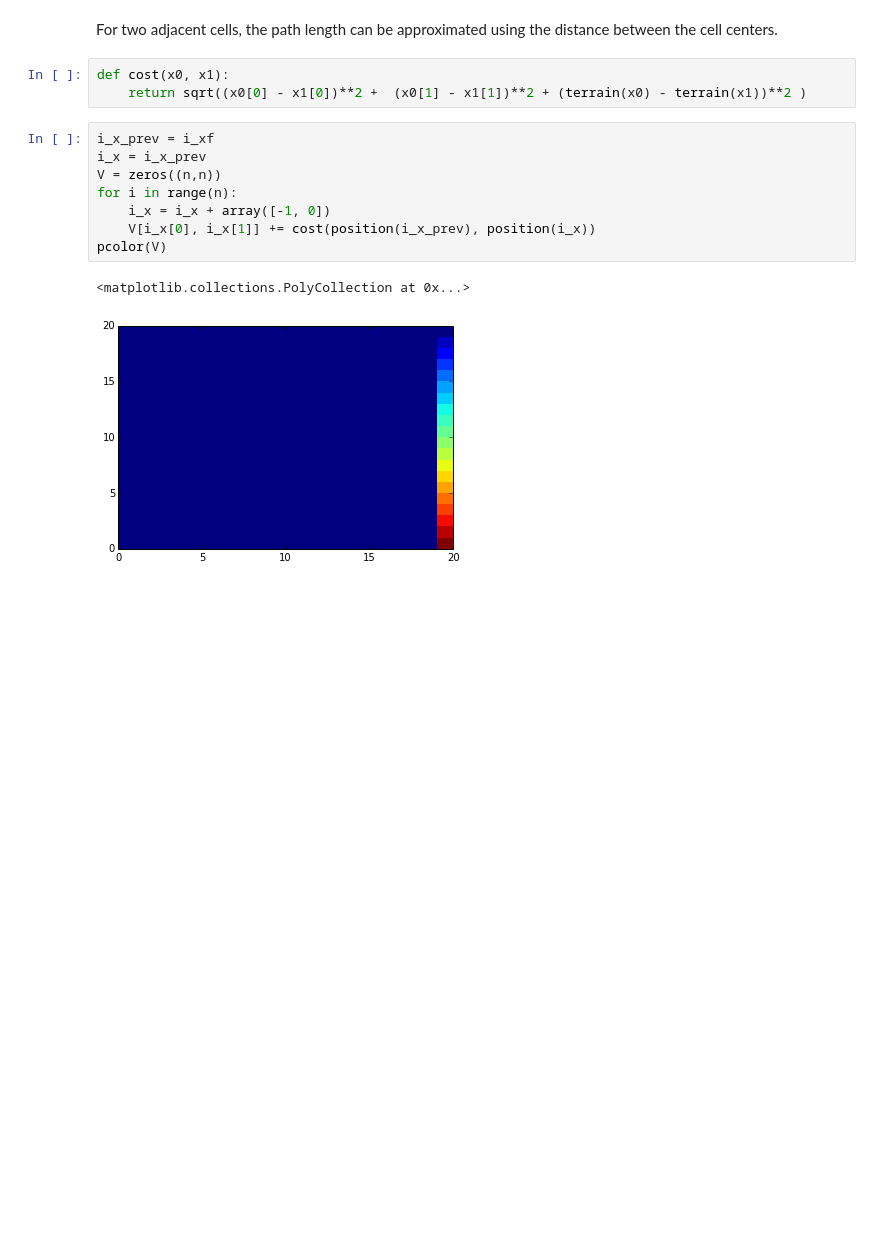
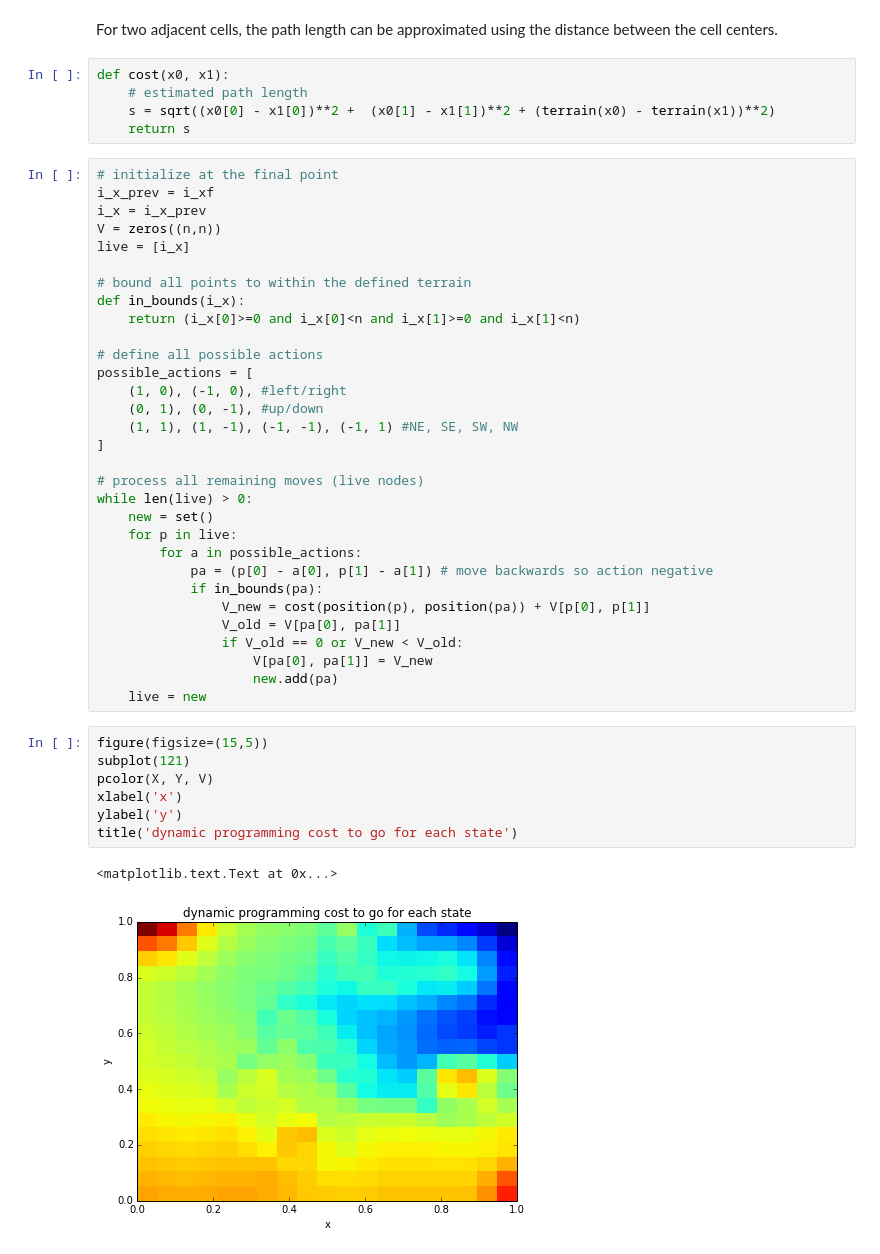
Before and after one commit to jgoppert/control-systems, a Jupyter notebook: HJB Equation.ipynb, the cells around one changed output. Saved outputs shown, nothing was run; the diff lists cells and outputs as text; blank space fills up the shorter version.

```diff
--- a/HJB Equation.ipynb
+++ b/HJB Equation.ipynb
@@ -81,15 +109,47 @@ grid()
 For two adjacent cells, the path length can be approximated using the distance between the cell centers.
 # %%
 def cost(x0, x1):
-    return sqrt((x0[0] - x1[0])**2 +  (x0[1] - x1[1])**2 + (terrain(x0) - terrain(x1))**2 )
+    # estimated path length
+    s = sqrt((x0[0] - x1[0])**2 +  (x0[1] - x1[1])**2 + (terrain(x0) - terrain(x1))**2)
+    return s
-# %%
-i_x_prev = i_xf
-i_x = i_x_prev
-V = zeros((n,n))
-for i in range(n):
-    i_x = i_x + array([-1, 0])
-    V[i_x[0], i_x[1]] += cost(position(i_x_prev), position(i_x))
-pcolor(V)
-# %% [output]
-<matplotlib.collections.PolyCollection at 0x...>
-[figure, removed]
+# %%
+# initialize at the final point
+i_x_prev = i_xf
+i_x = i_x_prev
+V = zeros((n,n))
+live = [i_x]
+
+# bound all points to within the defined terrain
+def in_bounds(i_x):
+    return (i_x[0]>=0 and i_x[0]<n and i_x[1]>=0 and i_x[1]<n)
+
+# define all possible actions
+possible_actions = [
+    (1, 0), (-1, 0), #left/right
+    (0, 1), (0, -1), #up/down
+    (1, 1), (1, -1), (-1, -1), (-1, 1) #NE, SE, SW, NW
+]
+
+# process all remaining moves (live nodes)
+while len(live) > 0:
+    new = set()
+    for p in live:
+        for a in possible_actions:
+            pa = (p[0] - a[0], p[1] - a[1]) # move backwards so action negative
+            if in_bounds(pa):
+                V_new = cost(position(p), position(pa)) + V[p[0], p[1]]
+                V_old = V[pa[0], pa[1]]
+                if V_old == 0 or V_new < V_old:
+                    V[pa[0], pa[1]] = V_new
+                    new.add(pa)
+    live = new
+# %%
+figure(figsize=(15,5))
+subplot(121)
+pcolor(X, Y, V)
+xlabel('x')
+ylabel('y')
+title('dynamic programming cost to go for each state')
+# %% [output]
+<matplotlib.text.Text at 0x...>
+[figure, added]
```
Also changed, not shown: parts of 9 cells of this notebook.
